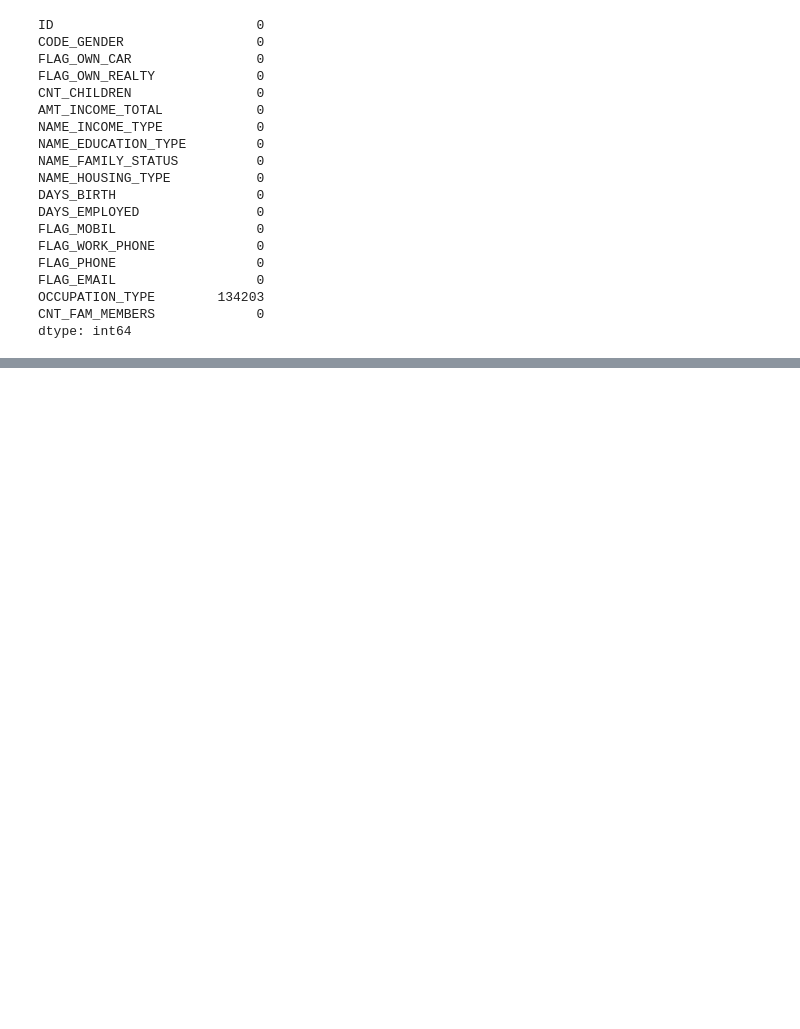
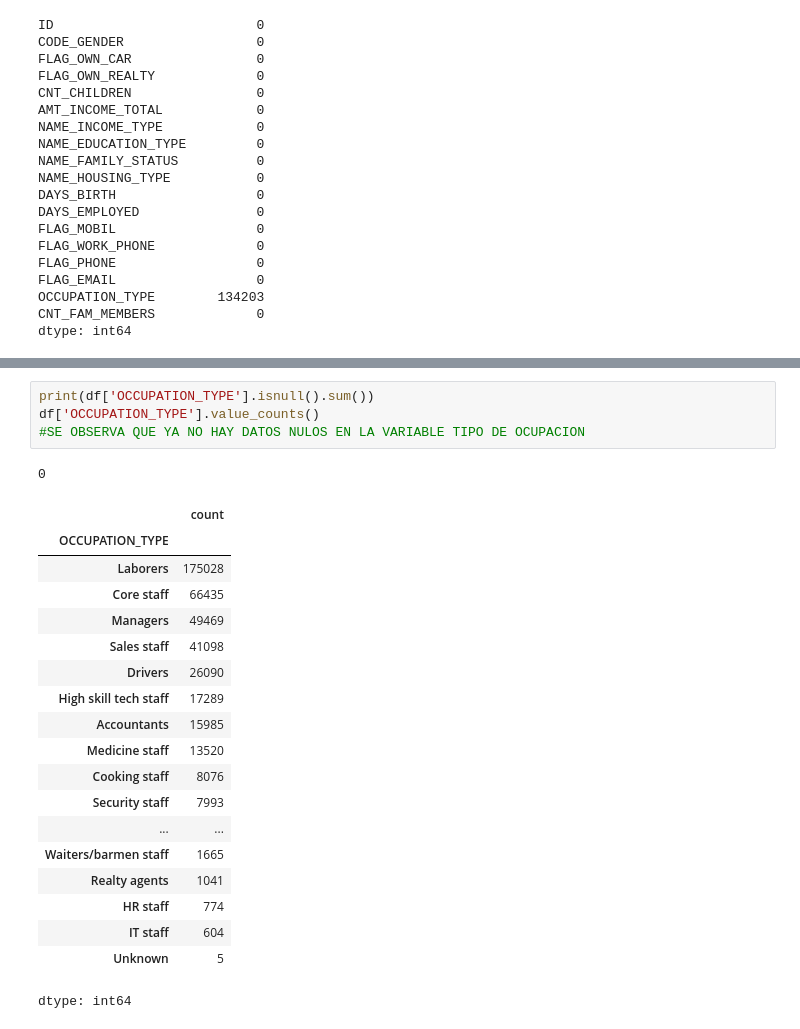
Before and after one commit to xJusTox/DMC_MachineLearning, a Jupyter notebook: EAD_SEG_y_CLASIF_APROB_TC.ipynb, the cells around one changed output, grey strips where cells are left out. Cells and saved outputs as stored; diff of their text form; blank space fills up the shorter version.

```diff
--- a/EAD_SEG_y_CLASIF_APROB_TC.ipynb
+++ b/EAD_SEG_y_CLASIF_APROB_TC.ipynb
@@ -86,0 +147,25 @@ dtype: int64
+# %%
+print(df['OCCUPATION_TYPE'].isnull().sum())
+df['OCCUPATION_TYPE'].value_counts()
+#SE OBSERVA QUE YA NO HAY DATOS NULOS EN LA VARIABLE TIPO DE OCUPACION
+# %% [output]
+0
+|  | count |
+| OCCUPATION_TYPE |  |
+| Laborers | 175028 |
+| Core staff | 66435 |
+| Managers | 49469 |
+| Sales staff | 41098 |
+| Drivers | 26090 |
+| High skill tech staff | 17289 |
+| Accountants | 15985 |
+| Medicine staff | 13520 |
+| Cooking staff | 8076 |
+| Security staff | 7993 |
+| ... | ... |
+| Waiters/barmen staff | 1665 |
+| Realty agents | 1041 |
+| HR staff | 774 |
+| IT staff | 604 |
+| Unknown | 5 |
+dtype: int64
```
Also changed, not shown: parts of 8 cells of this notebook.
